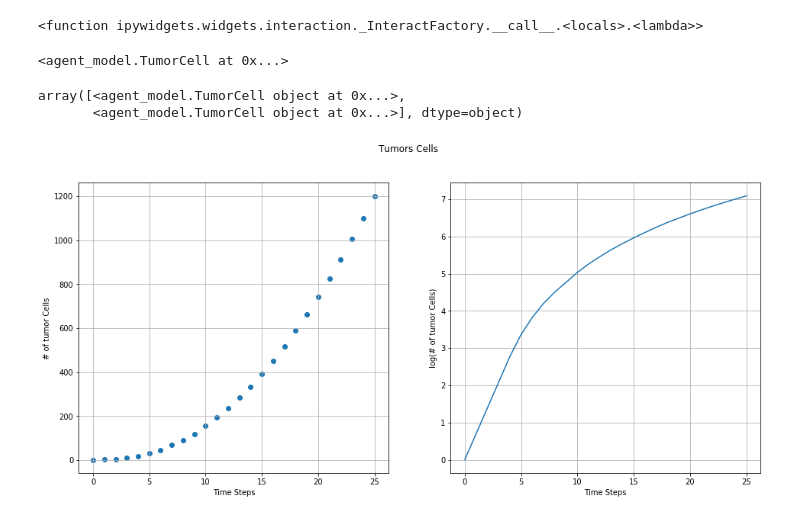
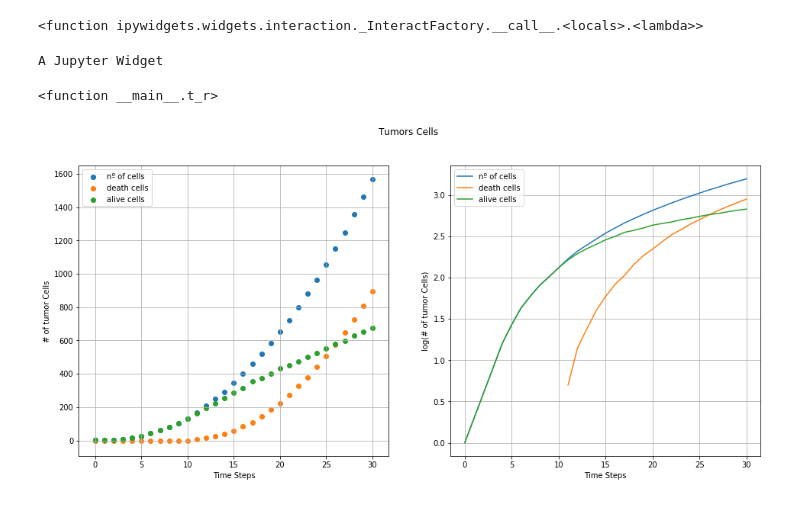
Before and after one commit to pablodg12/proyecto_CC4, a Jupyter notebook: Proyecto_CC4.ipynb, the cells around one changed output. Saved outputs shown, nothing was run; the diff lists cells and outputs as text; code cells hidden in the pictures.

```diff
--- a/Proyecto_CC4.ipynb
+++ b/Proyecto_CC4.ipynb
@@ -18,8 +18,8 @@ import seaborn as sns
 * Rigid and periodic boundary conditions.
 * Cell necrosis as a function of its distance to the tumor surface.
 # %%
-N = 60
-timesteps = 100
+N = 50
+timesteps = 200
 center_pos = N**2//2 + N//2
 hc = Tissue(N, center_pos, boundary="rigid")
 
@@ -32,32 +32,54 @@ A Jupyter Widget
 <function ipywidgets.widgets.interaction._InteractFactory.__call__.<locals>.<lambda>>
 # %%
 def t_r(t=0):
+    f = plt.figure(figsize=(8,8))
     ax = sns.heatmap(hc.resources[t].reshape(N,N),vmin=0,vmax=100)
     plt.show()
 interact(t_r,t=(0,timesteps,1))
+# %% [output]
+A Jupyter Widget
+<function __main__.t_r>
-# %%
-hc.history[0][hc.history[0] != None][0]
-# %% [output]
-<agent_model.TumorCell at 0x...>
-# %%
-hc.history[1][hc.history[1] != None]
-# %% [output]
-array([<agent_model.TumorCell object at 0x...>,
-       <agent_model.TumorCell object at 0x...>], dtype=object)
+# %%
+death_count = []
+alive_count = []
+for k in hc.history:
+    counter_1 = 0
+    counter_2 = 0
+    for t in k:
+        if t != None:
+            if t.state ==0:
+                counter_1 += 1
+            if t.state == 1:
+                counter_2 += 1
+    death_count.append(counter_2)
+    alive_count.append(counter_1)
+death_count = np.array(death_count)
+alive_count = np.array(alive_count)
 # %%
 f = plt.figure(figsize=(16,7))
 f.suptitle('Tumors Cells')
 ax = f.add_subplot(121)
 ax2 = f.add_subplot(122)
+
 tumor_history = np.sum(np.array(hc.history) != None,axis=1)
-ax.scatter(np.arange(len(tumor_history)), tumor_history)
+
+ax.scatter(np.arange(len(tumor_history)), tumor_history,label='nº of cells')
+ax.scatter(np.arange(len(tumor_history)), death_count,label='death cells')
+ax.scatter(np.arange(len(tumor_history)), alive_count,label='alive cells')
+
 ax.set_ylabel("# of tumor Cells")
 ax.set_xlabel("Time Steps")
 ax.grid(True)
-ax2.plot(np.arange(len(tumor_history)), np.log(tumor_history))
+
+ax2.plot(np.arange(len(tumor_history)), np.log10(tumor_history),label='nº of cells')
+ax2.plot(np.arange(len(death_count)), np.log10(death_count),label='death cells')
+ax2.plot(np.arange(len(tumor_history)), np.log10(alive_count),label='alive cells')
+
 ax2.set_ylabel("log(# of tumor Cells)")
 ax2.set_xlabel("Time Steps")
 ax2.grid(True)
+ax.legend()
+ax2.legend()
 plt.show()
 # %% [output]
-[figure, old version]
+[figure, new version]
```
Also changed, not shown: parts of 4 cells of this notebook, 2 other files.
